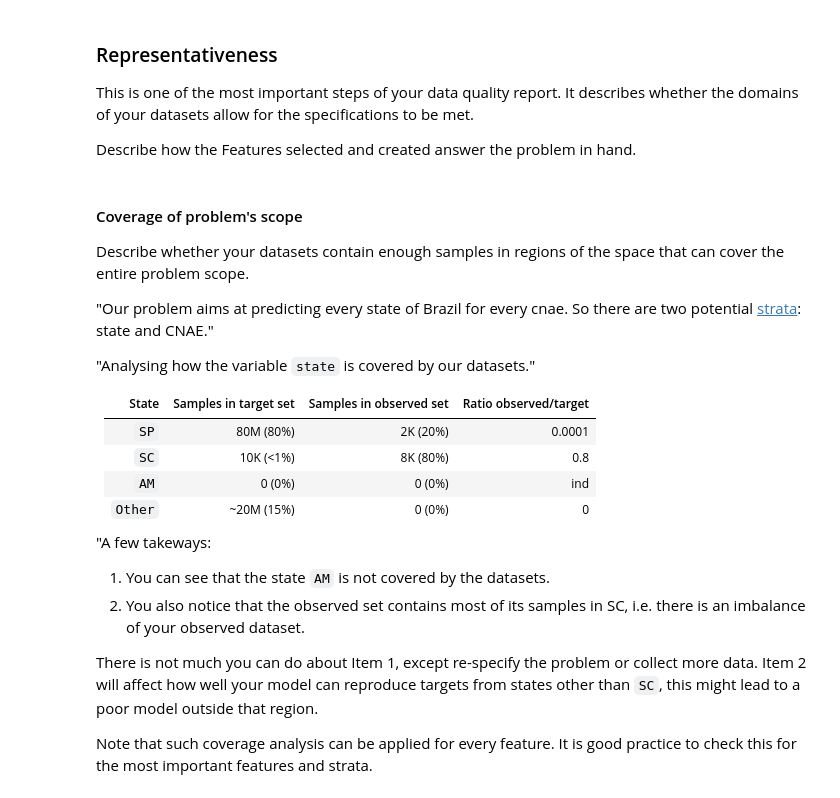
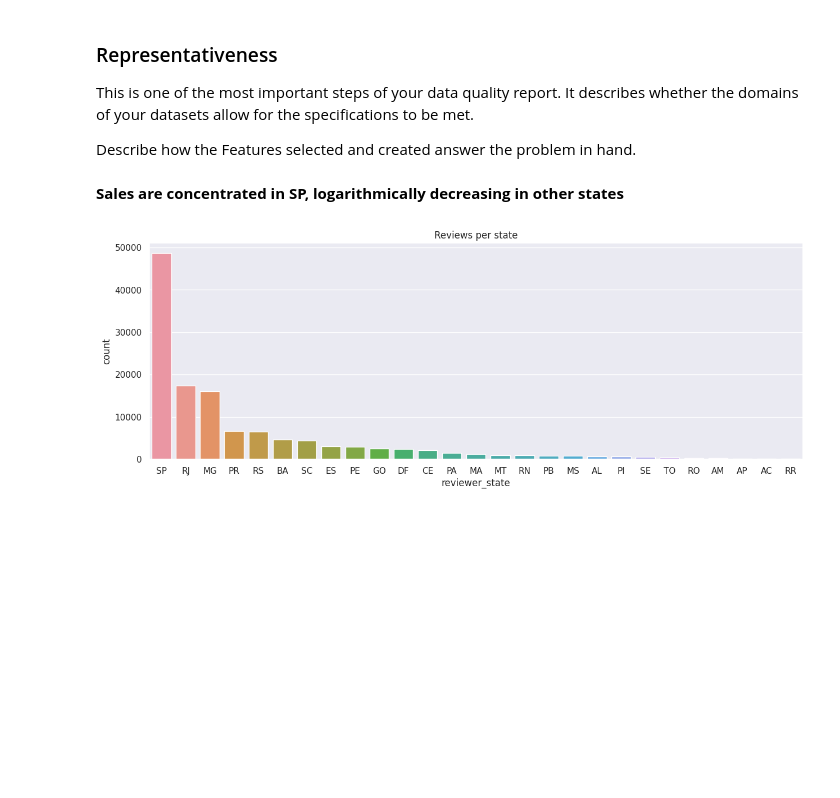
Before and after one commit to gabrielhazeredo/nlp-test-neoway, a Jupyter notebook: analysis/notebooks/data_analysis.ipynb, the cells around one changed output. Drawn from its saved outputs; the diff is of its cells as text; code cells hidden in the pictures; blank space fills up the shorter version.

```diff
--- a/analysis/notebooks/data_analysis.ipynb
+++ b/analysis/notebooks/data_analysis.ipynb
@@ -42,0 +15,15 @@ Check for skewedness of data, imbalaced labels, correlation with the calculated
+# %%
+# Standard libs
+import pandas as pd
+import numpy as np
+import seaborn as sns
+import matplotlib.pyplot as plt
+from ydata_profiling import ProfileReport
+
+sns.set_theme()
+
+# Utilities
+
+# DataPrep
+
+# Modeling
@@ -42,0 +32,3 @@ Check for skewedness of data, imbalaced labels, correlation with the calculated
+# %%
+df = pd.read_csv('../data/raw/B2W-Reviews01.csv')
+df.head(5)
@@ -42,0 +115,3 @@ Check for skewedness of data, imbalaced labels, correlation with the calculated
+# %%
+df_features = df.copy()
+df_features.reviewer_birth_year.describe()
@@ -42,0 +128,3 @@ Check for skewedness of data, imbalaced labels, correlation with the calculated
+# %%
+df_features = df_features[df_features['reviewer_birth_year'] > 1900]
+df_features.reviewer_birth_year.describe()
@@ -46,27 +149,16 @@ Check for skewedness of data, imbalaced labels, correlation with the calculated
 This is one of the most important steps of your data quality report. It describes whether the domains of your datasets allow for the specifications to be met.
 
 Describe how the Features selected and created answer the problem in hand.
-# %% [markdown]
-#### Coverage of problem's scope
-
-Describe whether your  datasets contain enough samples in regions of the space that can cover the entire problem scope.
-
-"Our problem aims at predicting every state of Brazil for every cnae. So there are two potential [strata](https://en.wikipedia.org/wiki/Stratified_sampling): state and CNAE."
-
-"Analysing how the variable `state` is covered by our datasets."
-
-State | Samples in target set | Samples in observed set | Ratio observed/target
-------|--------------------|-------------------|-----
-`SP` | 80M (80%) | 2K (20%) |  0.0001
-`SC` | 10K (<1%) | 8K (80%) | 0.8
-`AM` | 0 (0%) | 0 (0%) | ind
-`Other` | ~20M (15%) | 0 (0%) | 0
-
-"A few takeways:
-
-1. You can see that the state `AM` is not covered by the datasets.
-2. You also notice that the observed set contains most of its samples in SC, i.e. there is an imbalance of your observed dataset.
-
-There is not much you can do about Item 1, except re-specify the problem or collect more data. Item 2 will affect how well your model can reproduce targets from states other than `SC`, this might lead to a poor model outside that region.
-
-Note that such coverage analysis can be applied for every feature. It is good practice to check this for the most important features and strata.
+# %% [markdown]
+**Sales are concentrated in SP, logarithmically decreasing in other states**
+# %%
+fig, ax = plt.subplots(figsize=(15, 5))
+
+# drawing the plot
+sns.countplot(x='reviewer_state',
+              data=df_features,
+              order=df_features.reviewer_state.value_counts().index,
+              ax=ax).set(title='Reviews per state')
+plt.show()
+# %% [output]
+[figure, added]
```
Also changed, not shown: parts of 36 cells of this notebook, 1 other file.
